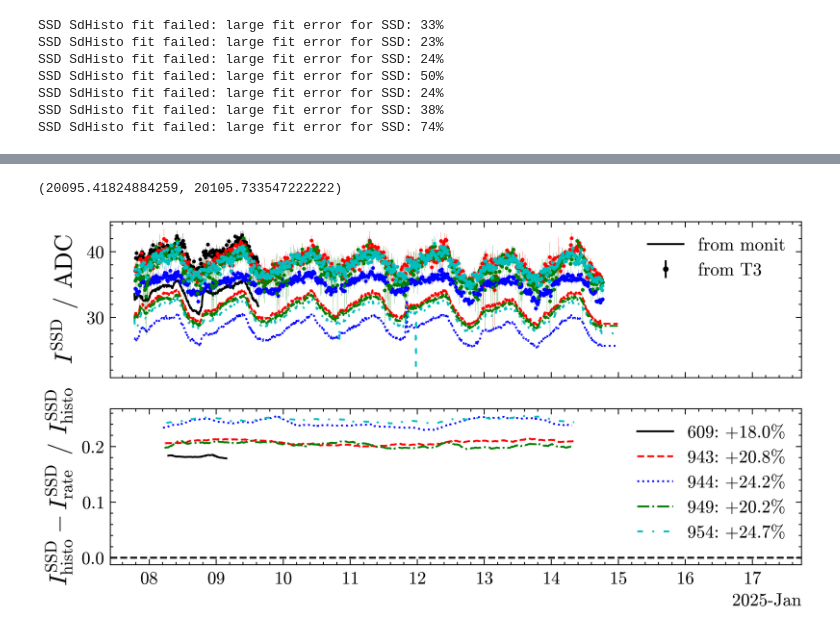
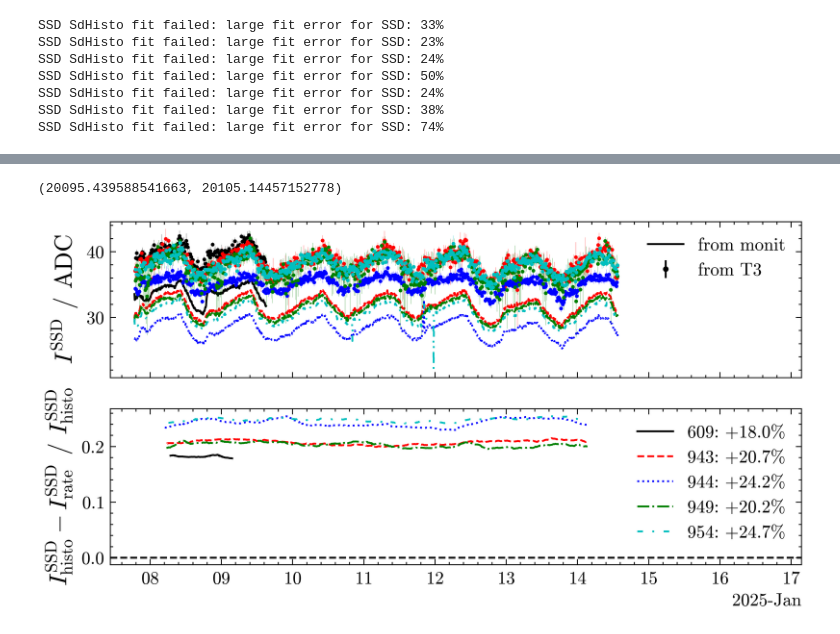
Before and after one commit to Quizznor/phd-thesis, a Jupyter notebook: Projects/Escritorio/read_packs.ipynb, the cells around one changed output, grey strips where cells are left out. Drawn from its saved outputs; the diff is of its cells as text; code cells hidden in the pictures.

```diff
--- a/Projects/Escritorio/read_packs.ipynb
+++ b/Projects/Escritorio/read_packs.ipynb
@@ -42,10 +42,20 @@ from datetime import datetime
+# %%
+# reject
+
+from datetime import datetime
+
+PROBLEM_START = datetime.strptime("Tue Jan 14 13:34:52 2025", "%a %b %d %H:%M:%S %Y").timestamp()
+PROBLEM_STOP = datetime.strptime("Fri Jan 17 09:22:46 2025", "%a %b %d %H:%M:%S %Y").timestamp()
+
+# Tue Jan 14 13:34:52 2025        # start of problems
+# Fri Jan 17 09:22:46 2025        # end of problems
 # %%
 
 CORR_FACTOR = 1.21875
 
 to_dt = lambda ts: [datetime.fromtimestamp(t) for t in ts]
 
-monit = Monit(2025, 1, range(7, 15))
+monit = Monit(2025, 1, range(7, 17))
 
 # offline calib
 histos = np.loadtxt('peak.txt')
@@ -110,9 +120,16 @@ for _id in [609, 943, 944, 949, 954]:
     peak = monit('fPeak[4]', _id)
     peak = peak[:, -1] / CORR_FACTOR
 
+    monit_time_mask = np.array([PROBLEM_START <= t <= PROBLEM_STOP for t in time])
+    time = time[~monit_time_mask]
+    peak = peak[~monit_time_mask]
+
+    histo_time_mask = np.array([PROBLEM_START <= t <= PROBLEM_STOP for t in peak_times[_id]])
     nan_mask = ~np.isnan([x.n for x in peak_values[_id]])
-    peak_values[_id] = np.array(peak_values[_id])[nan_mask]
-    peak_times[_id] = np.array(peak_times[_id])[nan_mask]
+    histo_mask = nan_mask & ~histo_time_mask
+
+    peak_values[_id] = np.array(peak_values[_id])[histo_mask]
+    peak_times[_id] = np.array(peak_times[_id])[histo_mask]
 
     ax1.plot(to_dt(time[1:]), peak[1:], marker='none', c=c)
     ax1.errorbar(to_dt(peak_times[_id]), [x.n for x in peak_values[_id]],
@@ -170,5 +187,5 @@ SSD SdHisto fit failed: large fit error for SSD: 74%
-(20095.41824884259, 20105.733547222222)
+(20095.439588541663, 20105.14457152778)
-[figure, old version]
+[figure, new version]
 # %%
 df = pd.DataFrame({'t': time})
 
```
Also changed, not shown: parts of 6 cells of this notebook, 5 other files.
